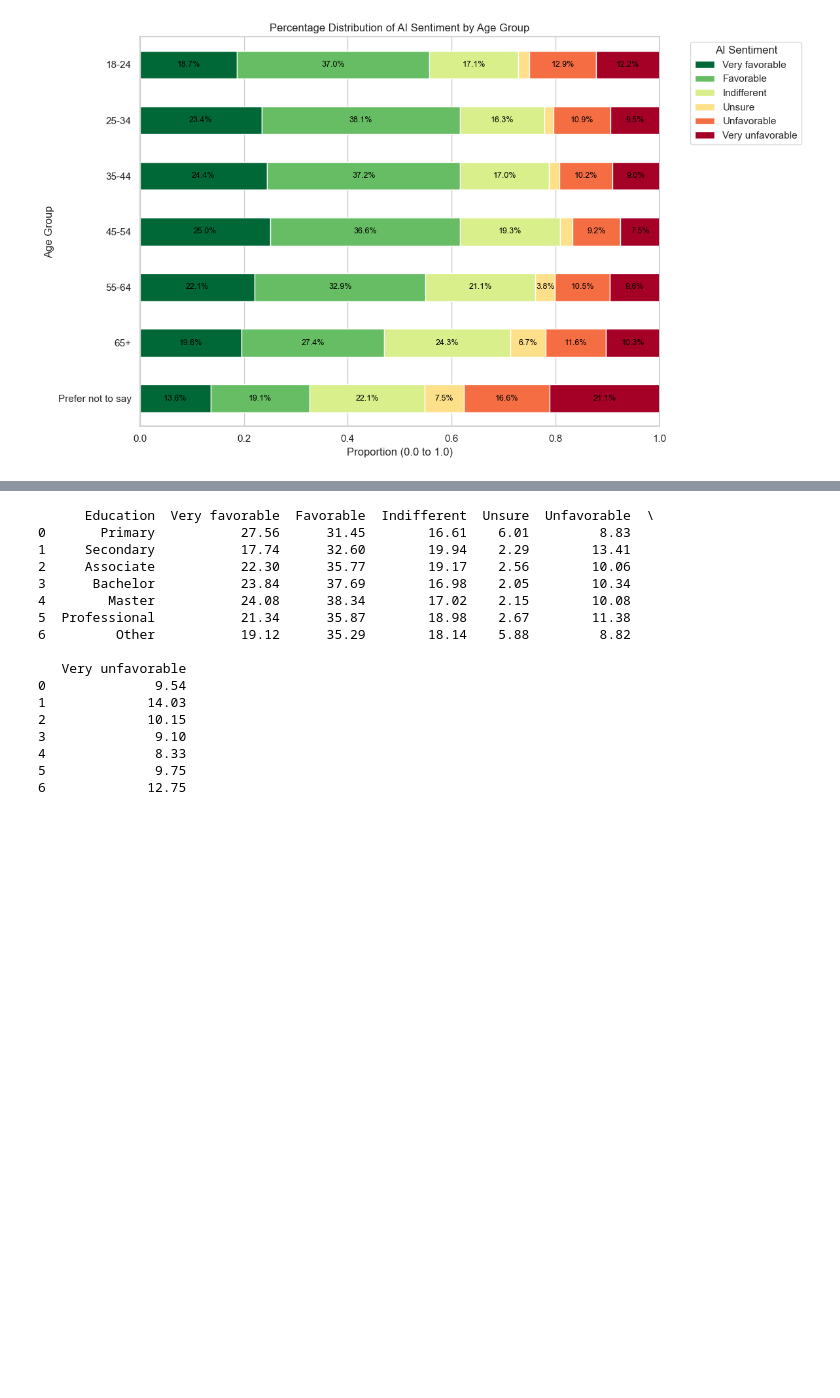
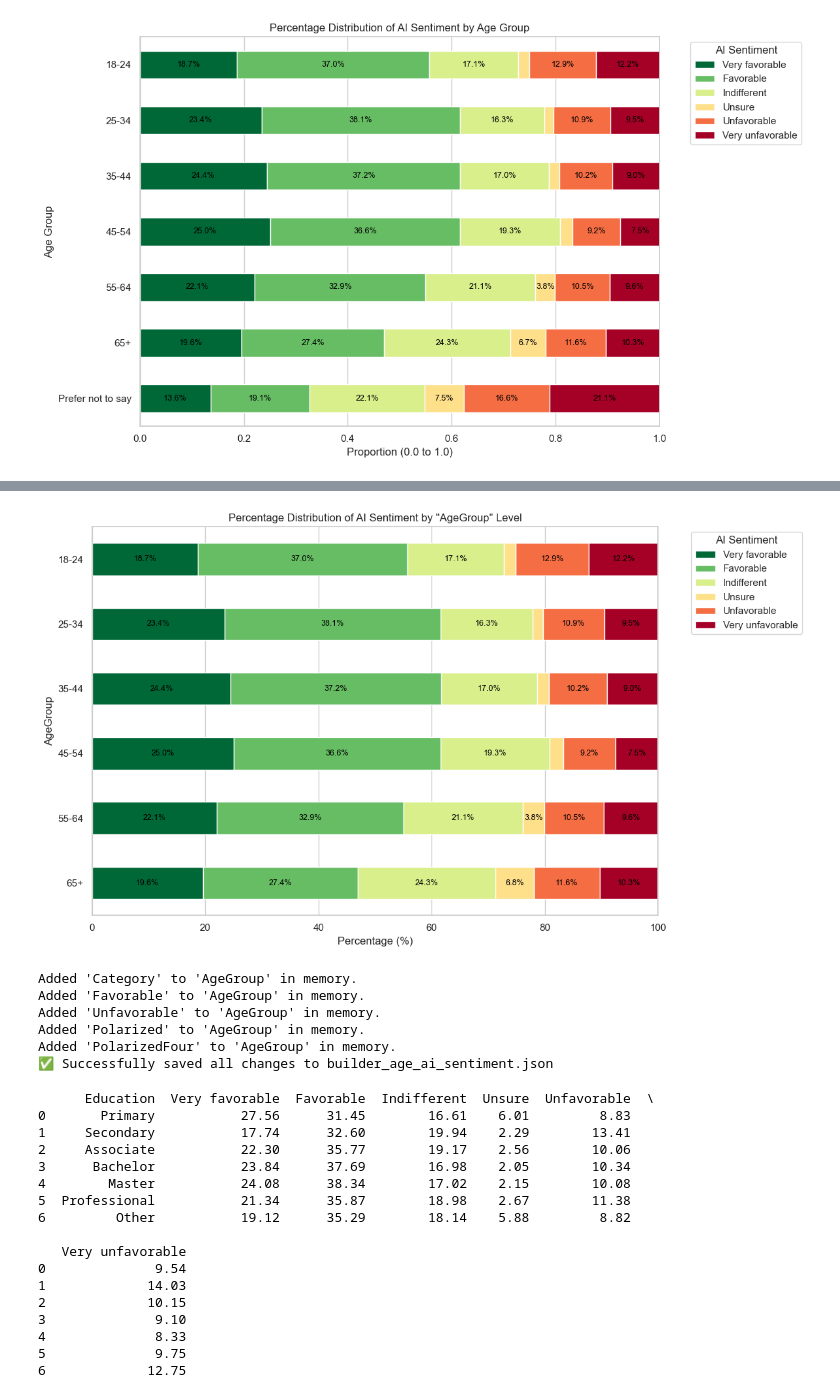
Before and after one commit to Datavisualiatie-UGent/project-dv26-12, a Jupyter notebook: notebooks/question1.ipynb, the cells around one changed output, grey strips where cells are left out. Saved outputs shown, nothing was run; the diff lists cells and outputs as text; code cells hidden in the pictures; blank space fills up the shorter version.

```diff
--- a/notebooks/question1.ipynb
+++ b/notebooks/question1.ipynb
@@ -240,4 +337,43 @@ Length: 7, dtype: str
 [figure]
+# %%
+age_mapping = {
+    '18-24 years old': '18-24',
+    '25-34 years old': '25-34',
+    '35-44 years old': '35-44',
+    '45-54 years old': '45-54',
+    '55-64 years old': '55-64',
+    '65 years or older': '65+'
+}
+
+expected_age_order = ['18-24', '25-34', '35-44', '45-54', '55-64', '65+']
+
+newdf = process_ai_sentiment_by_column(df, col='Age', mapping_col='AgeGroup', mapping=age_mapping, expected_order=expected_age_order)
+polarized = rescale_polarized_sentiment(newdf)
+polarized_four = rescale_four_sentiments(newdf)
+create_plot_from_percentages(newdf, column='AgeGroup')
+
+dashboard_builder = DashboardDataBuilder('builder_age_ai_sentiment.json')
+
+dashboard_builder.add_data(newdf, primary_key="AgeGroup", sub_key="Category")
+
+newdf = sort_by_combined_sentiment(newdf, col1="Very favorable", col2="Favorable")
+dashboard_builder.add_data(newdf, primary_key="AgeGroup", sub_key="Favorable")
+
+newdf = sort_by_combined_sentiment(newdf, col1="Very unfavorable", col2="Unfavorable")
+dashboard_builder.add_data(newdf, primary_key="AgeGroup", sub_key="Unfavorable")
+
+dashboard_builder.add_data(polarized, primary_key="AgeGroup", sub_key="Polarized")
+dashboard_builder.add_data(polarized_four, primary_key="AgeGroup", sub_key="PolarizedFour")
+
+dashboard_builder.save()
+# %% [output]
+[figure, added]
+Added 'Category' to 'AgeGroup' in memory.
+Added 'Favorable' to 'AgeGroup' in memory.
+Added 'Unfavorable' to 'AgeGroup' in memory.
+Added 'Polarized' to 'AgeGroup' in memory.
+Added 'PolarizedFour' to 'AgeGroup' in memory.
+✅ Successfully saved all changes to builder_age_ai_sentiment.json
 # %%
 education_mapping = {
     'Master’s degree (M.A., M.S., M.Eng., MBA, etc.)': 'Master',
```
Also changed, not shown: parts of 5 cells of this notebook, 4 other files.
